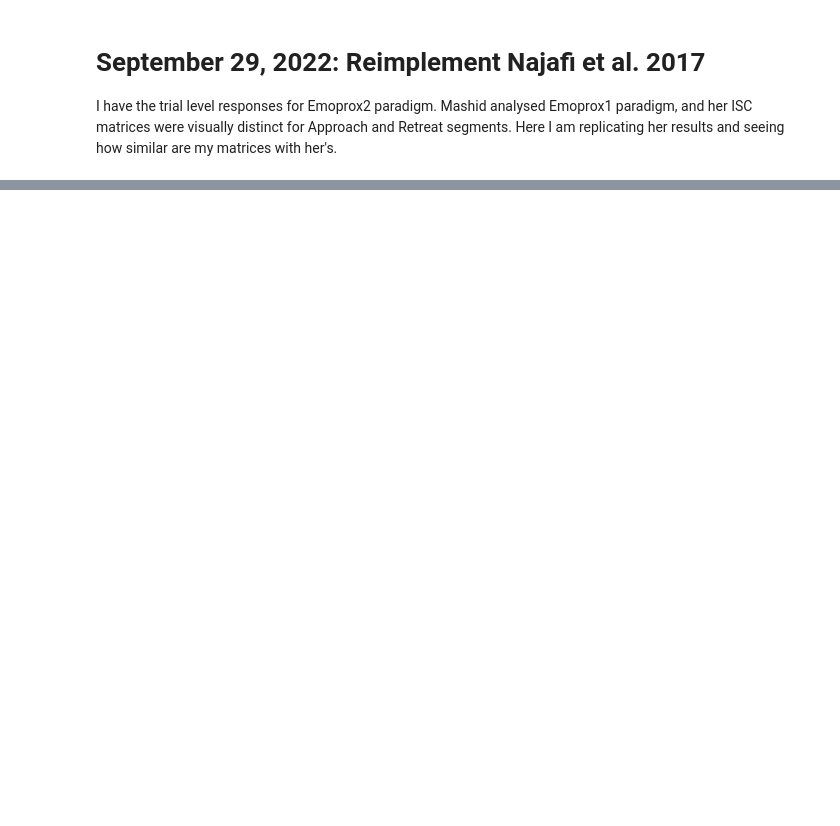
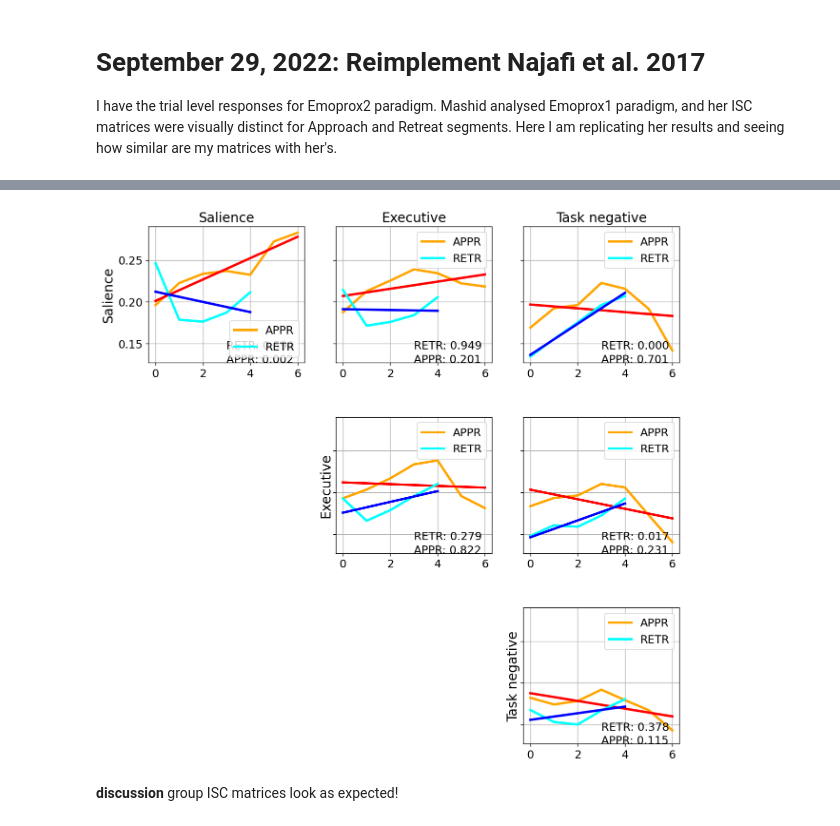
Before and after one commit to govinda-umd/network_dynamics, a Jupyter notebook: _sources/nb/sep22/06-reimplement_mashid_paper.ipynb, the cells around one changed output, grey strips where cells are left out. Saved outputs shown, nothing was run; the diff lists cells and outputs as text; code cells hidden in the pictures; blank space fills up the shorter version.

```diff
--- a/_sources/nb/sep22/06-reimplement_mashid_paper.ipynb
+++ b/_sources/nb/sep22/06-reimplement_mashid_paper.ipynb
@@ -195,0 +273,60 @@ plot_iscs(args, iscs)
+# %%
+def plot_nw_weights(args, nw_weights, ):
+
+    nrows, ncols = [len(args.major_tick_labels[:-1])] * 2
+    fig, axs = plt.subplots(
+        nrows=nrows,
+        ncols=ncols,
+        figsize=(4*ncols, 4*nrows),
+        sharex=False,
+        sharey=True,
+        dpi=120
+    )
+
+    plt.subplots_adjust(
+        left=None, bottom=None,
+        right=None, top=None,
+        wspace=None, hspace=0.4
+    )
+
+    for idx1, nw1 in enumerate(args.major_tick_labels[:-1]):
+        for idx2, nw2 in enumerate(args.major_tick_labels[:-1]):
+
+            if idx1 > idx2:
+                axs[idx1, idx2].remove()
+                continue
+
+            ax = axs[idx1, idx2]
+
+            for idx, name in enumerate(args.NAMES):
+                y = nw_weights[name][nw1][nw2]
+                ax.plot(
+                    np.arange(len(y)),
+                    y,
+                    color=args.plot_colors[name],
+                    linewidth=3,
+                    label=name
+                )
+
+                m, c, r, p, se = sp.stats.linregress(np.arange(len(y)), y)
+                ax.plot(
+                    m * range(len(y)) + c,
+                    color=args.linreg_colors[name],
+                    linewidth=3,
+                    # label=f"lr_{name[0]}"
+                )
+                ax.text(0.5, idx/10, f"{name}: {p:.3f}", transform=ax.transAxes)
+
+            if idx1 == 0: ax.set_title(f"{nw2}")
+            if idx2 == idx1: ax.set_ylabel(f"{nw1}", size='large')
+            ax.legend()
+            ax.grid(True)
+
+args.plot_colors = {'APPR': 'orange', 'RETR': 'cyan'}
+args.linreg_colors = {'APPR': 'red', 'RETR': 'blue'}
+plot_nw_weights(args, nw_weights)
+# %% [output]
+[figure, added]
+# %% [markdown]
+**discussion**
+group ISC matrices look as expected!
```
Also changed, not shown: parts of 11 cells of this notebook, 6 other files.
